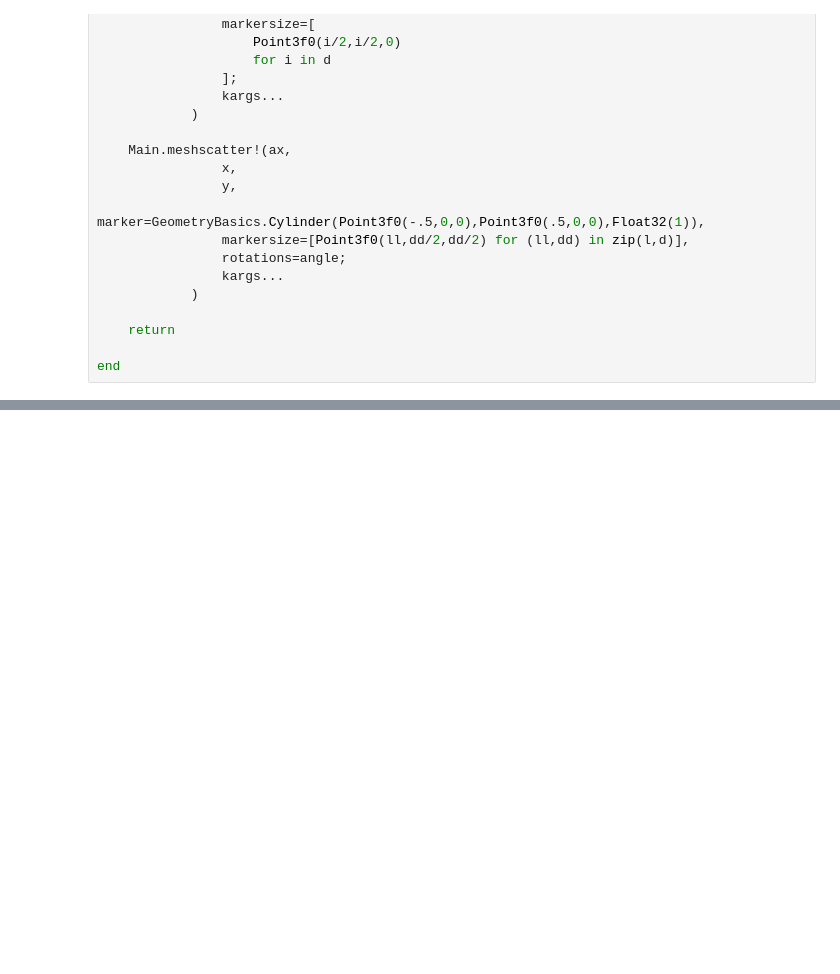
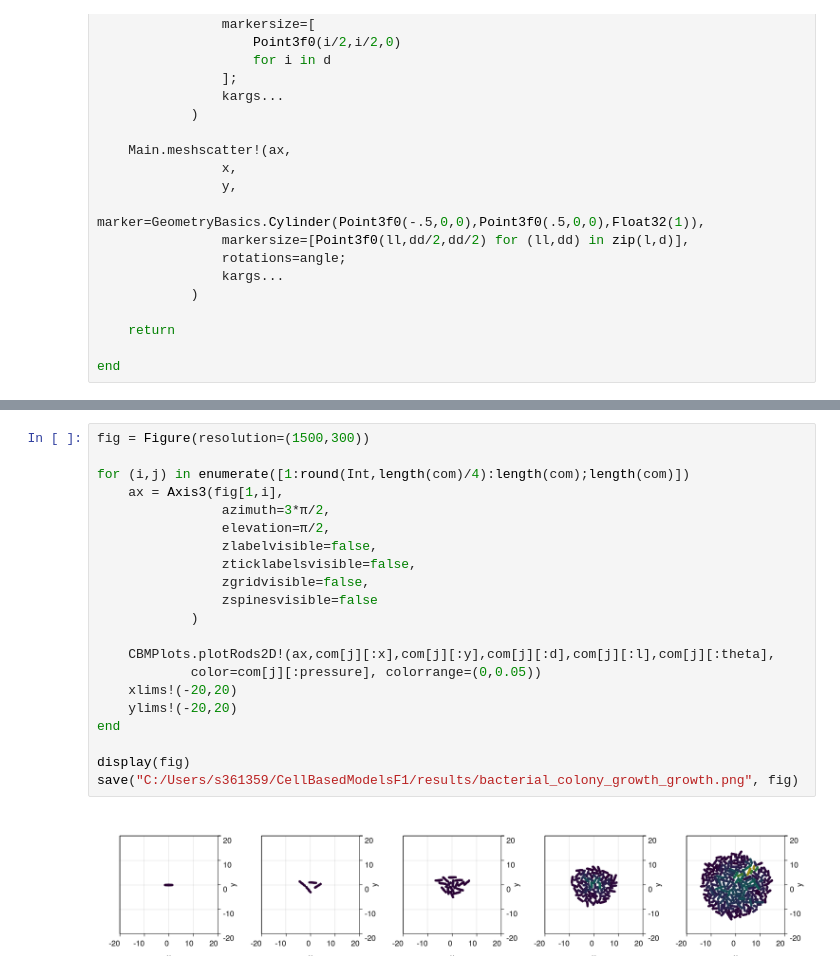
Before and after one commit to MarkoKorb/CellBasedModelsF1, a Jupyter notebook: code/bacterial_colony_growth_example.ipynb, the cells around one changed output, grey strips where cells are left out. Cells and saved outputs as stored; diff of their text form; blank space fills up the shorter version.

```diff
--- a/code/bacterial_colony_growth_example.ipynb
+++ b/code/bacterial_colony_growth_example.ipynb
@@ -197,0 +305,23 @@ ArgumentError: ArgumentError: step cannot be zero
+# %%
+fig = Figure(resolution=(1500,300))
+
+for (i,j) in enumerate([1:round(Int,length(com)/4):length(com);length(com)])
+    ax = Axis3(fig[1,i],
+                azimuth=3*π/2,
+                elevation=π/2,
+                zlabelvisible=false,
+                zticklabelsvisible=false,
+                zgridvisible=false,
+                zspinesvisible=false
+            )
+
+    CBMPlots.plotRods2D!(ax,com[j][:x],com[j][:y],com[j][:d],com[j][:l],com[j][:theta],
+            color=com[j][:pressure], colorrange=(0,0.05))
+    xlims!(-20,20)
+    ylims!(-20,20)
+end
+
+display(fig)
+save("C:/Users/s361359/CellBasedModelsF1/results/bacterial_colony_growth_growth.png", fig)
+# %% [output]
+[figure, added]
```
Also changed, not shown: parts of 9 cells of this notebook, 4 other files.
